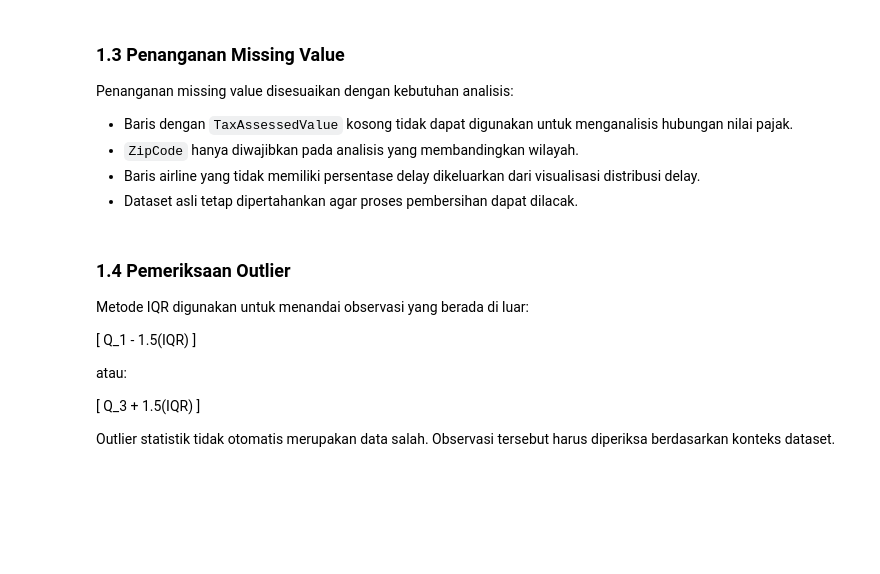
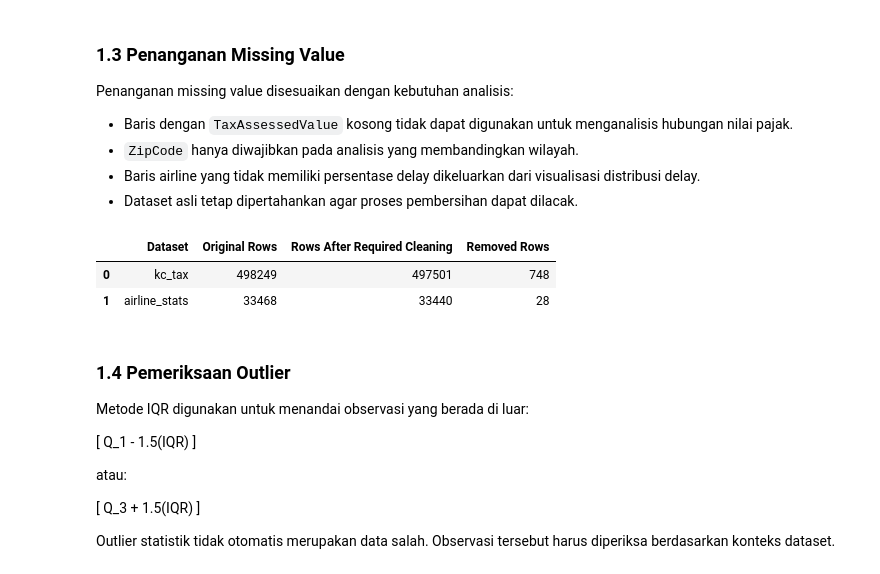
Before and after one commit to mhabibier/Practical-Statistics-for-Data-Scientists, a Jupyter notebook: 01_Exploratory_Data_Analysis.ipynb, the cells around one changed output. Drawn from its saved outputs; the diff is of its cells as text; code cells hidden in the pictures; blank space fills up the shorter version.

```diff
--- a/01_Exploratory_Data_Analysis.ipynb
+++ b/01_Exploratory_Data_Analysis.ipynb
@@ -433,42 +457,56 @@ kc_tax_analysis = (
     )
     .loc[
         lambda data:
-        (data["TaxAssessedValue"] > 0)
-        & (data["SqFtTotLiving"] > 0)
+        (
+            data["TaxAssessedValue"] > 0
+        )
+        & (
+            data["SqFtTotLiving"] > 0
+        )
     ]
     .copy()
 )
 
 airline_stats_clean = (
     airline_stats
     .dropna(
         subset=delay_columns
     )
     .copy()
 )
 
 cleaning_summary = pd.DataFrame(
     {
         "Dataset": [
             "kc_tax",
             "airline_stats",
         ],
         "Original Rows": [
             len(kc_tax),
             len(airline_stats),
         ],
         "Rows After Required Cleaning": [
             len(kc_tax_analysis),
             len(airline_stats_clean),
         ],
         "Removed Rows": [
-            len(kc_tax) - len(kc_tax_analysis),
-            len(airline_stats) - len(airline_stats_clean),
+            (
+                len(kc_tax)
+                - len(kc_tax_analysis)
+            ),
+            (
+                len(airline_stats)
+                - len(airline_stats_clean)
+            ),
         ],
     }
 )
 
 display(cleaning_summary)
+# %% [output]
+|  | Dataset | Original Rows | Rows After Required Cleaning | Removed Rows |
+| 0 | kc_tax | 498249 | 497501 | 748 |
+| 1 | airline_stats | 33468 | 33440 | 28 |
 # %% [markdown]
 ### 1.4 Pemeriksaan Outlier
 
```
Also changed, not shown: parts of 27 cells of this notebook.
